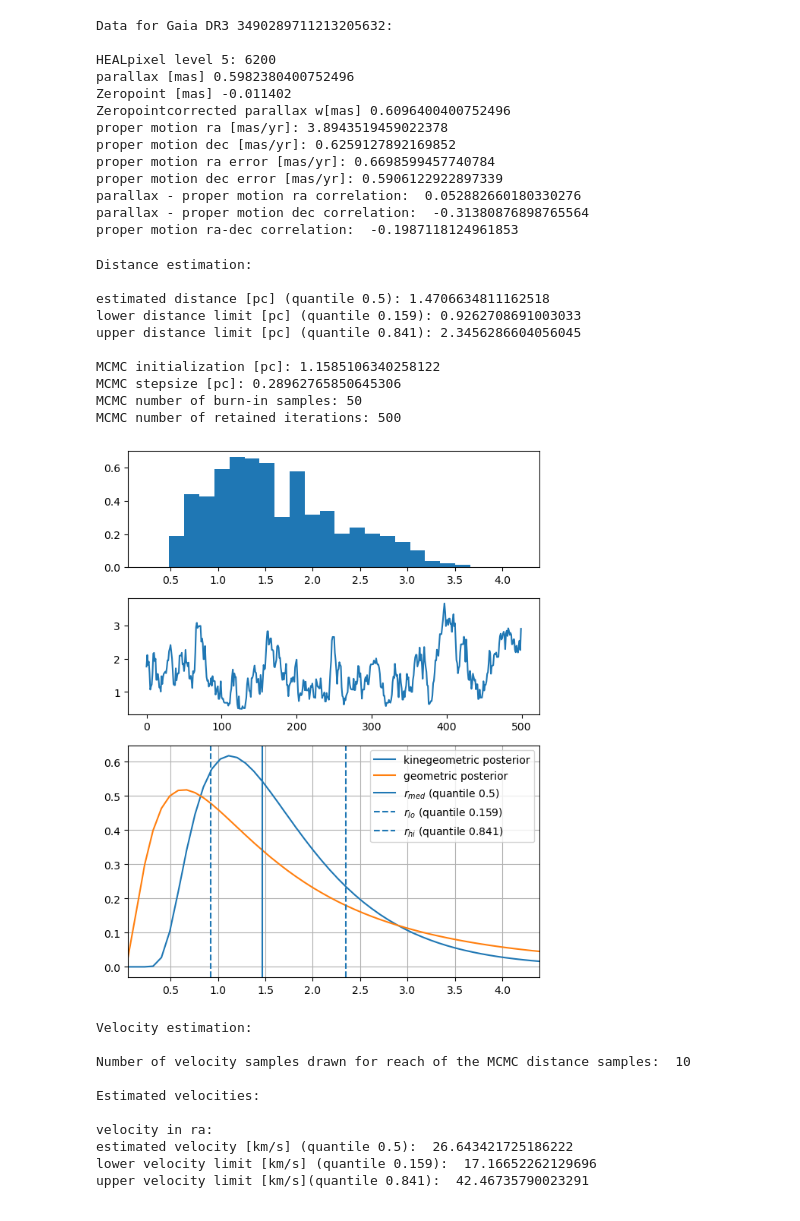
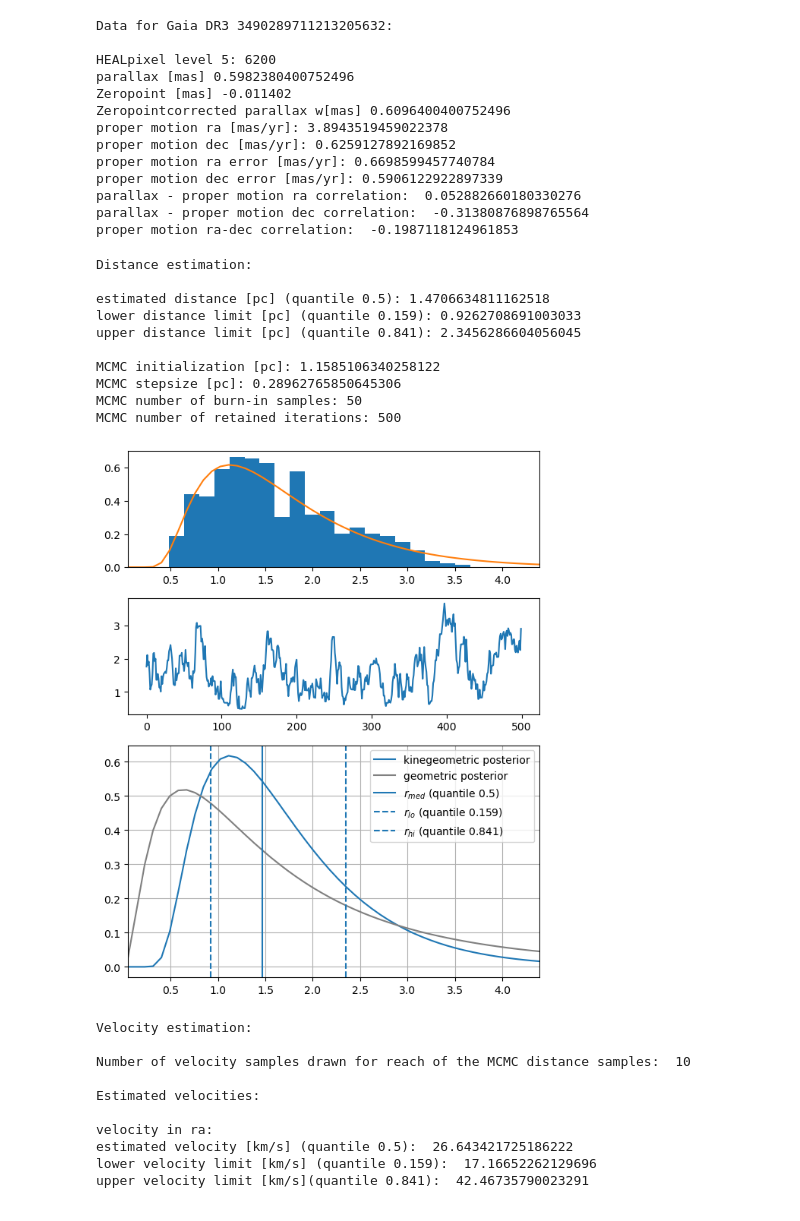
Before and after one commit to ElisaHaas25/Kinegeometric-Distance-Estimation, a Jupyter notebook: test_sampling.ipynb, the cells around one changed output. Saved outputs shown, nothing was run; the diff lists cells and outputs as text; code cells hidden in the pictures.

```diff
--- a/test_sampling.ipynb
+++ b/test_sampling.ipynb
@@ -293,7 +293,8 @@ geo_norm = integrate.trapezoid(geo_plot,r_plot)
 
 
 ax[2].plot(r_plot,kinegeo_plot/kinegeo_norm, label='kinegeometric posterior')
-ax[2].plot(r_plot,geo_plot/geo_norm,label='geometric posterior')
+ax[0].plot(r_plot,kinegeo_plot/kinegeo_norm)
+ax[2].plot(r_plot,geo_plot/geo_norm,label='geometric posterior',color = 'grey')
 
 ax[2].set_xlim(rplotlo,rplothi)
 ax[2].grid()
@@ -309,34 +310,34 @@ rhi = rQuant[2]
 ax[2].axvline(rest,label ='$r_{med}$ (quantile 0.5)')
 ax[2].axvline(rlo,linestyle='--',label ='$r_{lo}$ (quantile 0.159)')
 ax[2].axvline(rhi,linestyle='--',label ='$r_{hi}$ (quantile 0.841)')
 
 ax[2].legend()
 
 
 
 print('\033[1m' + 'Distance estimation:' + '\033[0m')
 print('')
 print('estimated distance [pc] (quantile 0.5):',rest)
 print('lower distance limit [pc] (quantile 0.159):', rlo)
 print('upper distance limit [pc] (quantile 0.841):', rhi)
 print('')
 print('MCMC initialization [pc]:', rInit)
 print('MCMC stepsize [pc]:',rStep)
 print('MCMC number of burn-in samples:',Nburnin)
 print('MCMC number of retained iterations:',Nsamp)
 print('')
 # %% [output]
 Distance estimation:
 
 estimated distance [pc] (quantile 0.5): 1.4706634811162518
 lower distance limit [pc] (quantile 0.159): 0.9262708691003033
 upper distance limit [pc] (quantile 0.841): 2.3456286604056045
 
 MCMC initialization [pc]: 1.1585106340258122
 MCMC stepsize [pc]: 0.28962765850645306
 MCMC number of burn-in samples: 50
 MCMC number of retained iterations: 500
-[figure, old version]
+[figure, new version]
 # %%
 # Other stuff only required for velocity posterior
 def logvelpriordensity(vel, dist, healpix):
```
Also changed, not shown: parts of 1 cell of this notebook.
